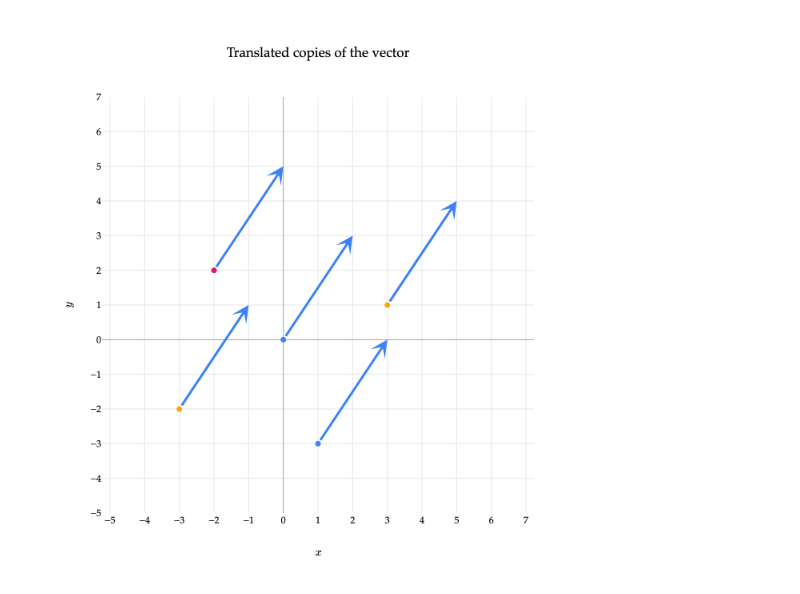
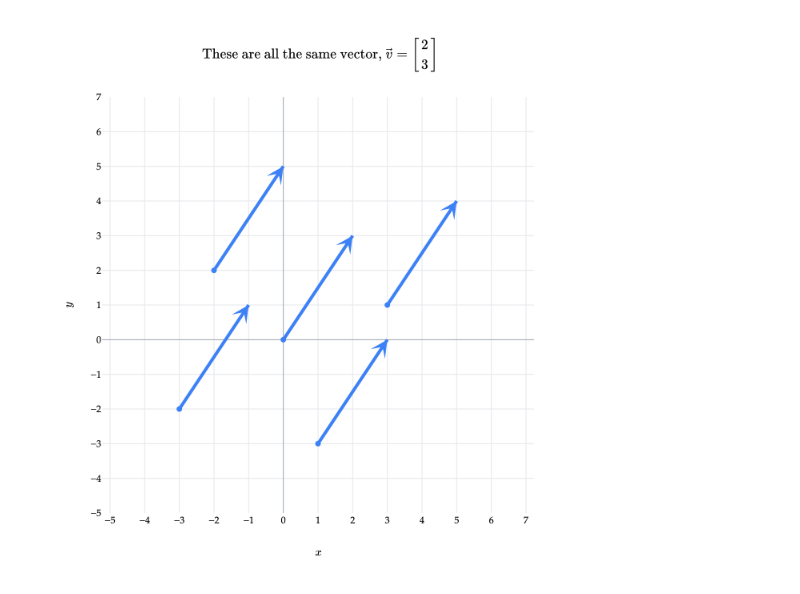
Before and after one commit to math-124/notes, a Jupyter notebook: ch01/01-04.ipynb, the cells around one changed output. Cells and saved outputs as stored; diff of their text form; code cells hidden in the pictures.

```diff
--- a/ch01/01-04.ipynb
+++ b/ch01/01-04.ipynb
@@ -35,39 +180,46 @@ In two and three dimensions, a useful geometric interpretation of a vector is an
 # %%
 import numpy as np
 import plotly.graph_objects as go
-import plotly.io as pio
 
+# The vector v = (2,3)
 v = np.array([2, 3])
-starts = np.array([[0, 0], [3, 1], [-2, 2], [1, -3], [-3, -2]])
+
+# Different initial points
+starts = np.array([
+    [0, 0],
+    [3, 1],
+    [-2, 2],
+    [1, -3],
+    [-3, -2],
+])
 
 fig = go.Figure()
 for start in starts:
     end = start + v
+    fig.add_trace(go.Scatter(
+        x=[start[0], end[0]], y=[start[1], end[1]], mode="lines",
+        line=dict(color="#3d81f6", width=4), showlegend=False,
+        hovertemplate="(%{x}, %{y})<extra></extra>",
+    ))
     fig.add_annotation(
         x=end[0], y=end[1], ax=start[0], ay=start[1],
         xref="x", yref="y", axref="x", ayref="y",
         showarrow=True, arrowhead=3, arrowsize=1.2, arrowwidth=3,
         arrowcolor="#3d81f6",
     )
     fig.add_trace(go.Scatter(
-        x=[start[0]], y=[start[1]], mode="markers", marker=dict(size=7),
-        showlegend=False, hovertemplate="start: (%{x}, %{y})<extra></extra>",
+        x=[start[0]], y=[start[1]], mode="markers",
+        marker=dict(size=7, color="#3d81f6"), showlegend=False,
+        hovertemplate="start: (%{x}, %{y})<extra></extra>",
     ))
 
 fig.update_layout(
-    title="Translated copies of the vector", width=700, height=700,
+    title=r"$$\text{These are all the same vector, } \vec v = \begin{bmatrix} 2 \\ 3 \end{bmatrix}$$", width=700, height=700,
     xaxis_title="$x$", yaxis_title="$y$",
 )
 fig.update_xaxes(range=[-5, 7], dtick=1, scaleanchor="y")
 fig.update_yaxes(range=[-5, 7], dtick=1)
-from pathlib import Path as _PlotPath
-import sys as _plot_sys
-_notes_root = next(path for path in [_PlotPath.cwd(), *_PlotPath.cwd().parents] if (path / "myst.yml").exists())
-if str(_notes_root) not in _plot_sys.path:
-    _plot_sys.path.insert(0, str(_notes_root))
-from plot_style import style_plotly as _style_plotly
-
 _style_plotly(fig, renderer="png")
 fig.show(scale=2)
 # %% [output]
-[figure, old version]
+[figure, new version]
```
Also changed, not shown: parts of 47 cells of this notebook, 7 other files.
